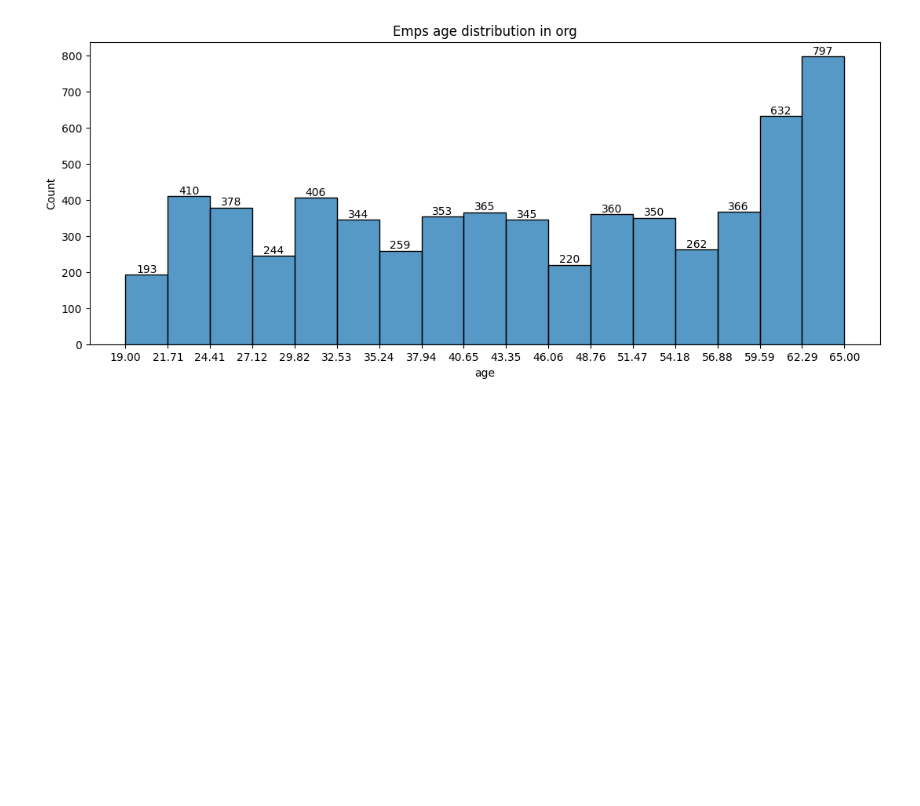
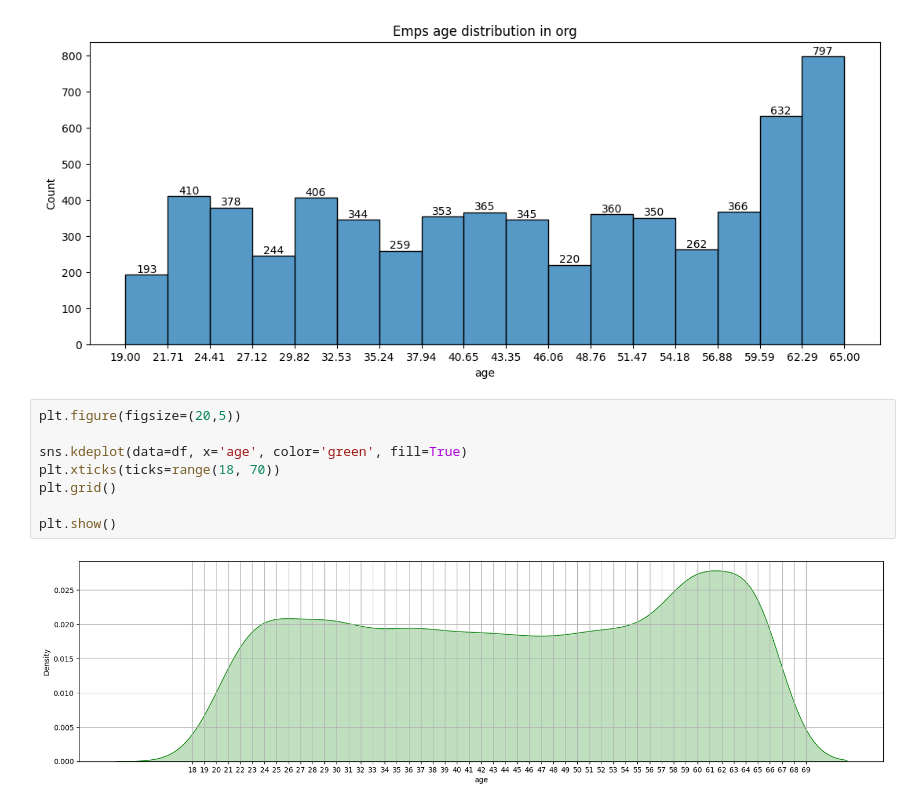
Before and after one commit to idrisrazaballry/pythonLibraries, a Jupyter notebook: attrition.ipynb, the cells around one changed output. Cells and saved outputs as stored; diff of their text form; blank space fills up the shorter version.

```diff
--- a/attrition.ipynb
+++ b/attrition.ipynb
@@ -614,3 +614,13 @@ plt.xticks(ticks=np.linspace(19,65,18))
 plt.show()
 # %% [output]
 [figure]
+# %%
+plt.figure(figsize=(20,5))
+
+sns.kdeplot(data=df, x='age', color='green', fill=True)
+plt.xticks(ticks=range(18, 70))
+plt.grid()
+
+plt.show()
+# %% [output]
+[figure, added]
```
Also changed, not shown: parts of 9 cells of this notebook.
